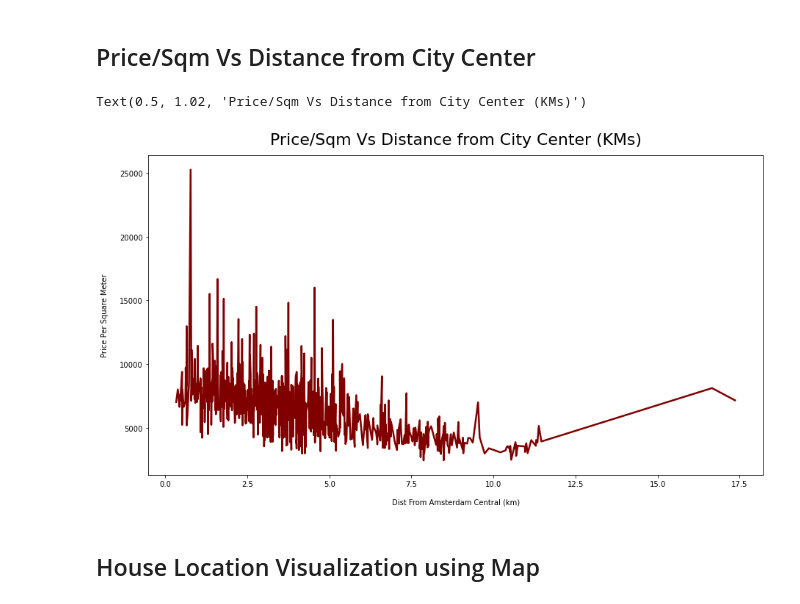
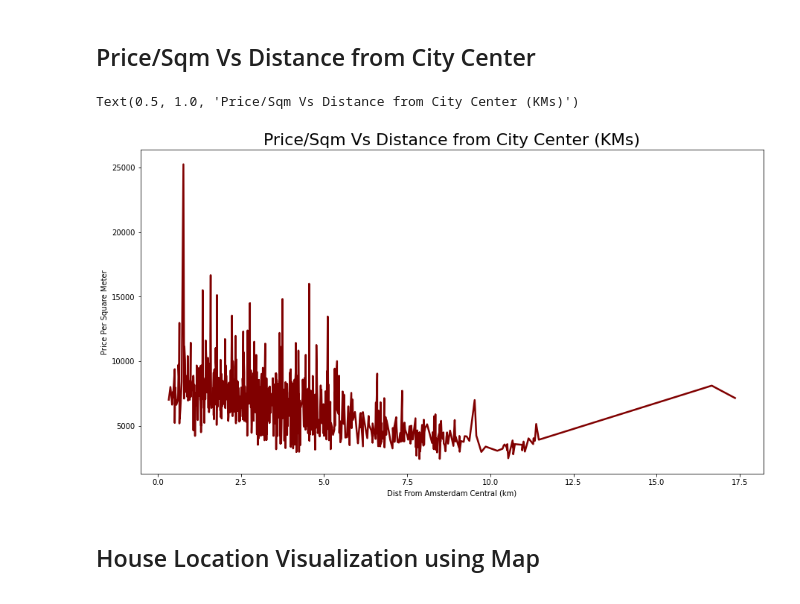
Before and after one commit to kuntala-c/Amsterdam-Housing-Price-Analysis, a Jupyter notebook: Amsterdam_Housing_Price_Analysis.ipynb, the cells around one changed output. Saved outputs shown, nothing was run; the diff lists cells and outputs as text; code cells hidden in the pictures.

```diff
--- a/Amsterdam_Housing_Price_Analysis.ipynb
+++ b/Amsterdam_Housing_Price_Analysis.ipynb
@@ -401,12 +401,12 @@ Text(0.5, 1.02, 'Price Vs Distance from City Center (KMs)')
 ## Price/Sqm Vs Distance from City Center
 # %%
 df7.set_index('Dist From Amsterdam Central (km)')['Price_per_sqm'].plot(figsize=(15, 8), linewidth=2.5, color='maroon')
-plt.xlabel("Dist From Amsterdam Central (km)", labelpad=15)
-plt.ylabel("Price Per Square Meter", labelpad=15)
-plt.title("Price/Sqm Vs Distance from City Center (KMs)", y=1.02, fontsize=22)
+plt.xlabel("Dist From Amsterdam Central (km)")
+plt.ylabel("Price Per Square Meter")
+plt.title("Price/Sqm Vs Distance from City Center (KMs)",fontsize=22)
 # %% [output]
-Text(0.5, 1.02, 'Price/Sqm Vs Distance from City Center (KMs)')
+Text(0.5, 1.0, 'Price/Sqm Vs Distance from City Center (KMs)')
-[figure, old version]
+[figure, new version]
 # %% [markdown]
 ## House Location Visualization using Map
 # %%
```
Also changed, not shown: parts of 14 cells of this notebook.
